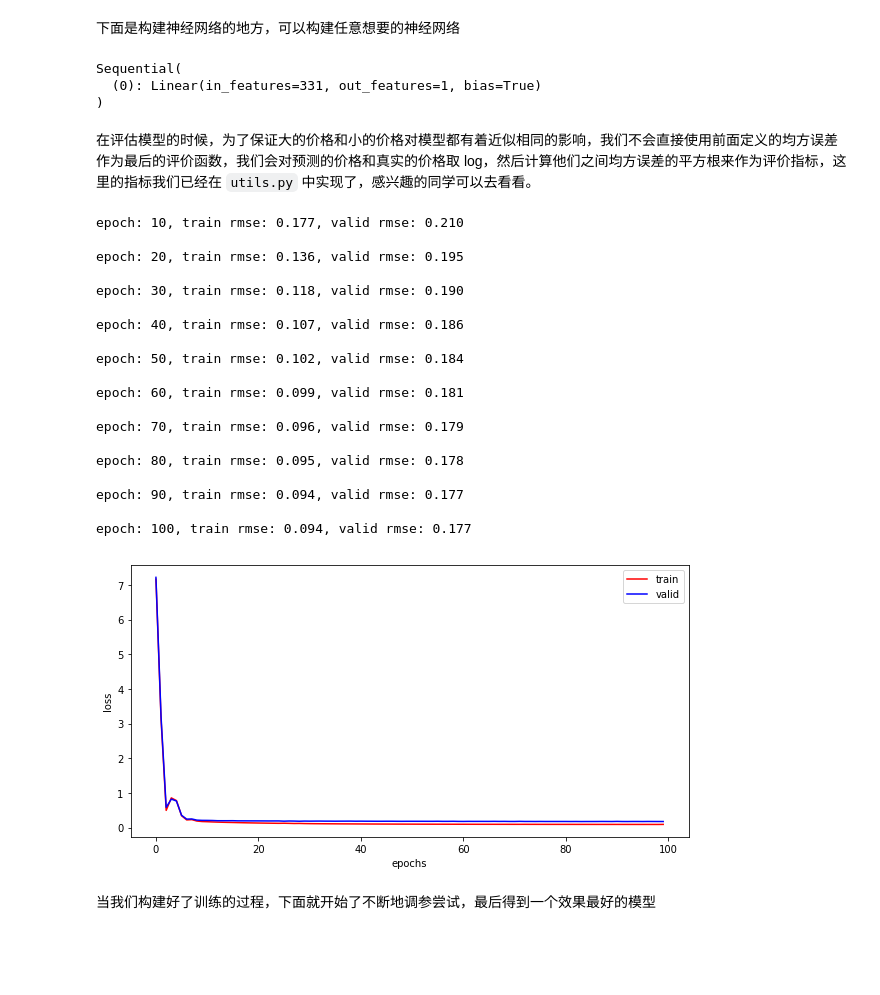
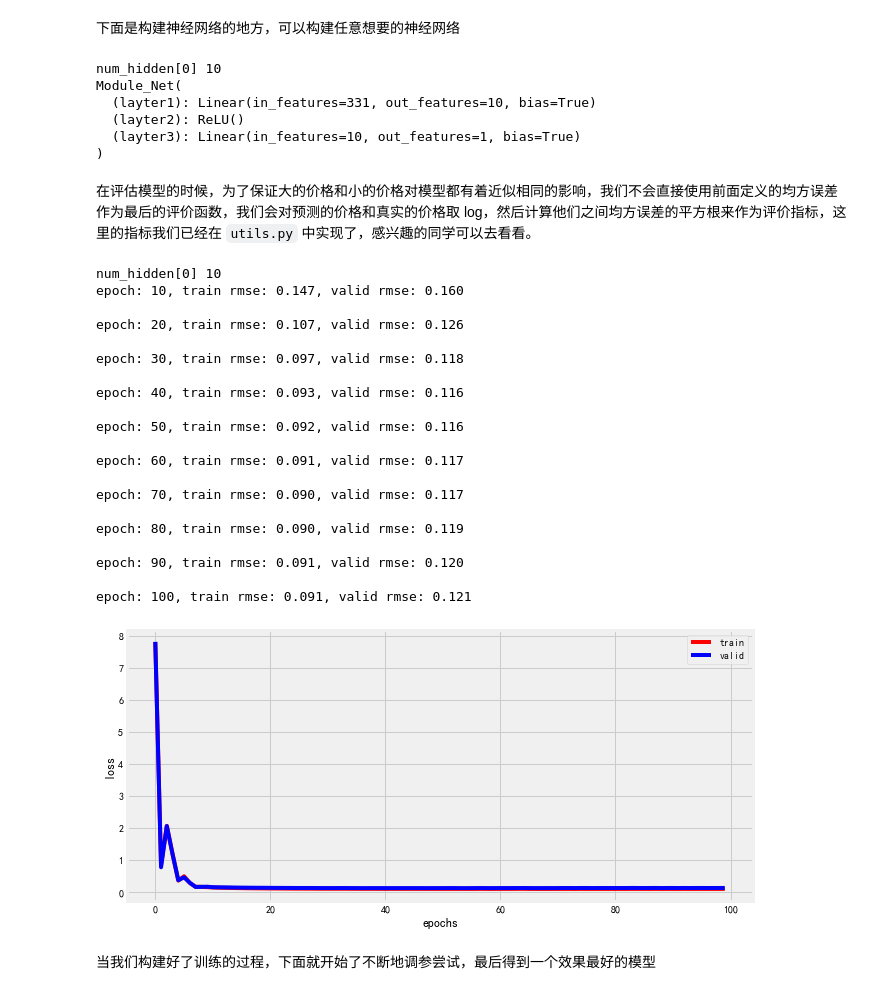
Before and after one commit to hotheat/kaggle-house-price, a Jupyter notebook: predict-house-prices.ipynb, the cells around one changed output. Drawn from its saved outputs; the diff is of its cells as text; code cells hidden in the pictures; blank space fills up the shorter version.

Commit message:
TwoLinearReLu

```diff
--- a/predict-house-prices.ipynb
+++ b/predict-house-prices.ipynb
@@ -99,19 +118,30 @@ test_features = all_features[train.shape[0]:].values.astype(np.float32)
 test_features = torch.from_numpy(test_features)
 # %% [markdown]
 下面是构建神经网络的地方，可以构建任意想要的神经网络
-# %%
-def get_model():
-    net = nn.Sequential(
-        nn.Linear(feat_dim, 1)
-    )
-    return net
-
-net = get_model()
-print(net)
-# %% [output]
-Sequential(
-  (0): Linear(in_features=331, out_features=1, bias=True)
-)
+# %%
+class Module_Net(nn.Module):
+    def __init__(self, num_input, num_output, *num_hidden):
+        print('num_hidden[0]', num_hidden[0])
+        super(Module_Net, self).__init__()
+        self.layter1 = nn.Linear(num_input, num_hidden[0])
+        self.layter2 = nn.ReLU()
+        self.layter3 = nn.Linear(num_hidden[0], num_output)
+
+    def forward(self, x):
+        x = self.layter1(x)
+        x = self.layter2(x)
+        x = self.layter3(x)
+        return x
+
+net = Module_Net(feat_dim, 1, 100)
+print(net)
+# %% [output]
+num_hidden[0] 10
+Module_Net(
+  (layter1): Linear(in_features=331, out_features=10, bias=True)
+  (layter2): ReLU()
+  (layter3): Linear(in_features=10, out_features=1, bias=True)
+)
 # %% [markdown]
 在评估模型的时候，为了保证大的价格和小的价格对模型都有着近似相同的影响，我们不会直接使用前面定义的均方误差作为最后的评价函数，我们会对预测的价格和真实的价格取 log，然后计算他们之间均方误差的平方根来作为评价指标，这里的指标我们已经在 `utils.py` 中实现了，感兴趣的同学可以去看看。
 # %%
@@ -119,35 +149,36 @@ from utils import train_model, pred
 # %%
 # 可以调整的超参
 batch_size = 128
 epochs = 100
 lr = 0.01
 wd = 0
 use_gpu = False
 
-net = get_model()
+net = Module_Net(feat_dim, 1, 10)
 train_model(net, train_features, train_labels, valid_features, valid_labels, epochs,
             batch_size, lr, wd, use_gpu)
 # %% [output]
-epoch: 10, train rmse: 0.177, valid rmse: 0.210
+num_hidden[0] 10
+epoch: 10, train rmse: 0.147, valid rmse: 0.160
 
-epoch: 20, train rmse: 0.136, valid rmse: 0.195
+epoch: 20, train rmse: 0.107, valid rmse: 0.126
 
-epoch: 30, train rmse: 0.118, valid rmse: 0.190
+epoch: 30, train rmse: 0.097, valid rmse: 0.118
 
-epoch: 40, train rmse: 0.107, valid rmse: 0.186
+epoch: 40, train rmse: 0.093, valid rmse: 0.116
 
-epoch: 50, train rmse: 0.102, valid rmse: 0.184
+epoch: 50, train rmse: 0.092, valid rmse: 0.116
 
-epoch: 60, train rmse: 0.099, valid rmse: 0.181
+epoch: 60, train rmse: 0.091, valid rmse: 0.117
 
-epoch: 70, train rmse: 0.096, valid rmse: 0.179
+epoch: 70, train rmse: 0.090, valid rmse: 0.117
 
-epoch: 80, train rmse: 0.095, valid rmse: 0.178
+epoch: 80, train rmse: 0.090, valid rmse: 0.119
 
-epoch: 90, train rmse: 0.094, valid rmse: 0.177
+epoch: 90, train rmse: 0.091, valid rmse: 0.120
 
-epoch: 100, train rmse: 0.094, valid rmse: 0.177
+epoch: 100, train rmse: 0.091, valid rmse: 0.121
-[figure, old version]
+[figure, new version]
 # %% [markdown]
 当我们构建好了训练的过程，下面就开始了不断地调参尝试，最后得到一个效果最好的模型
 # %%
```
Also changed, not shown: parts of 6 cells of this notebook, 1 other file.
